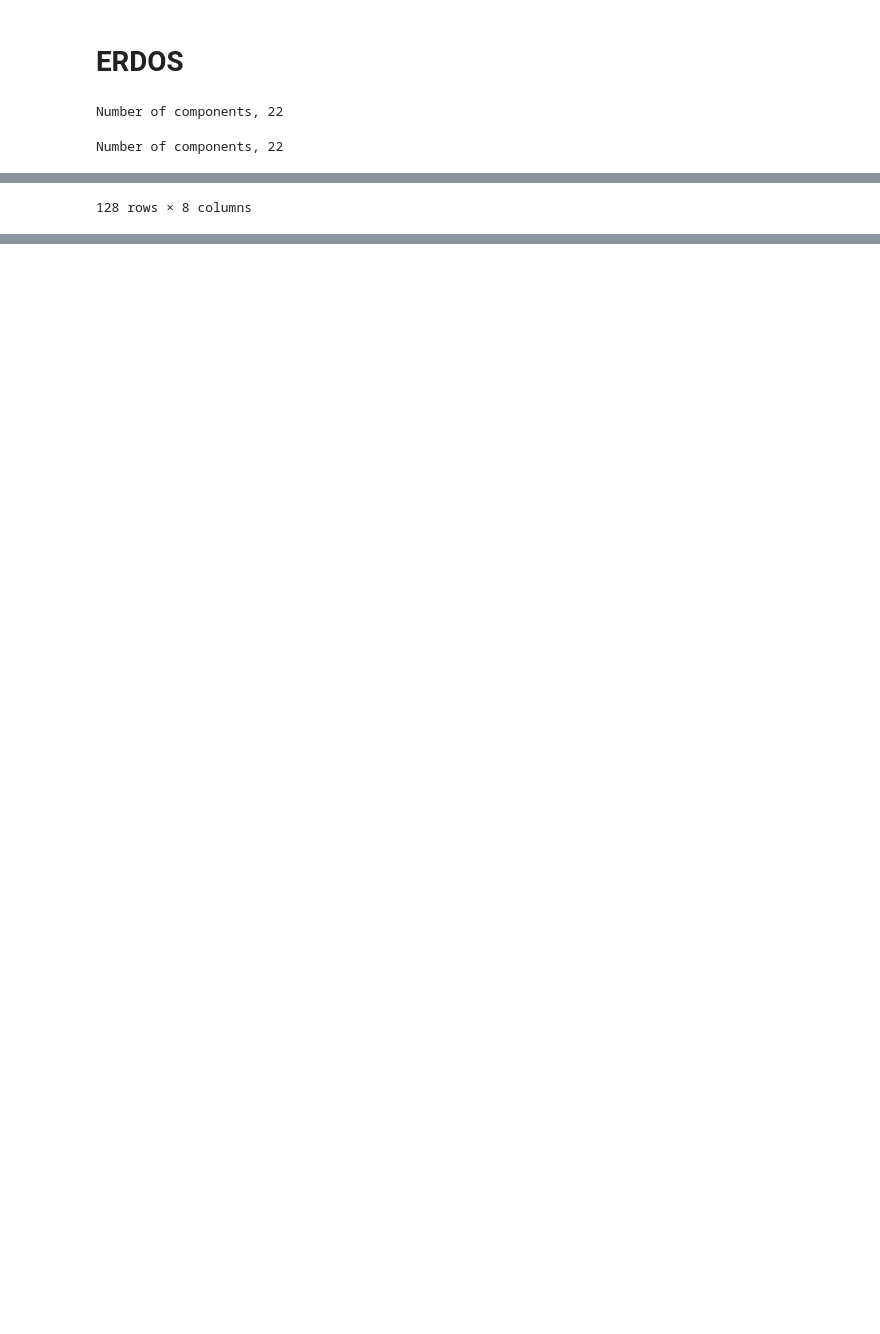
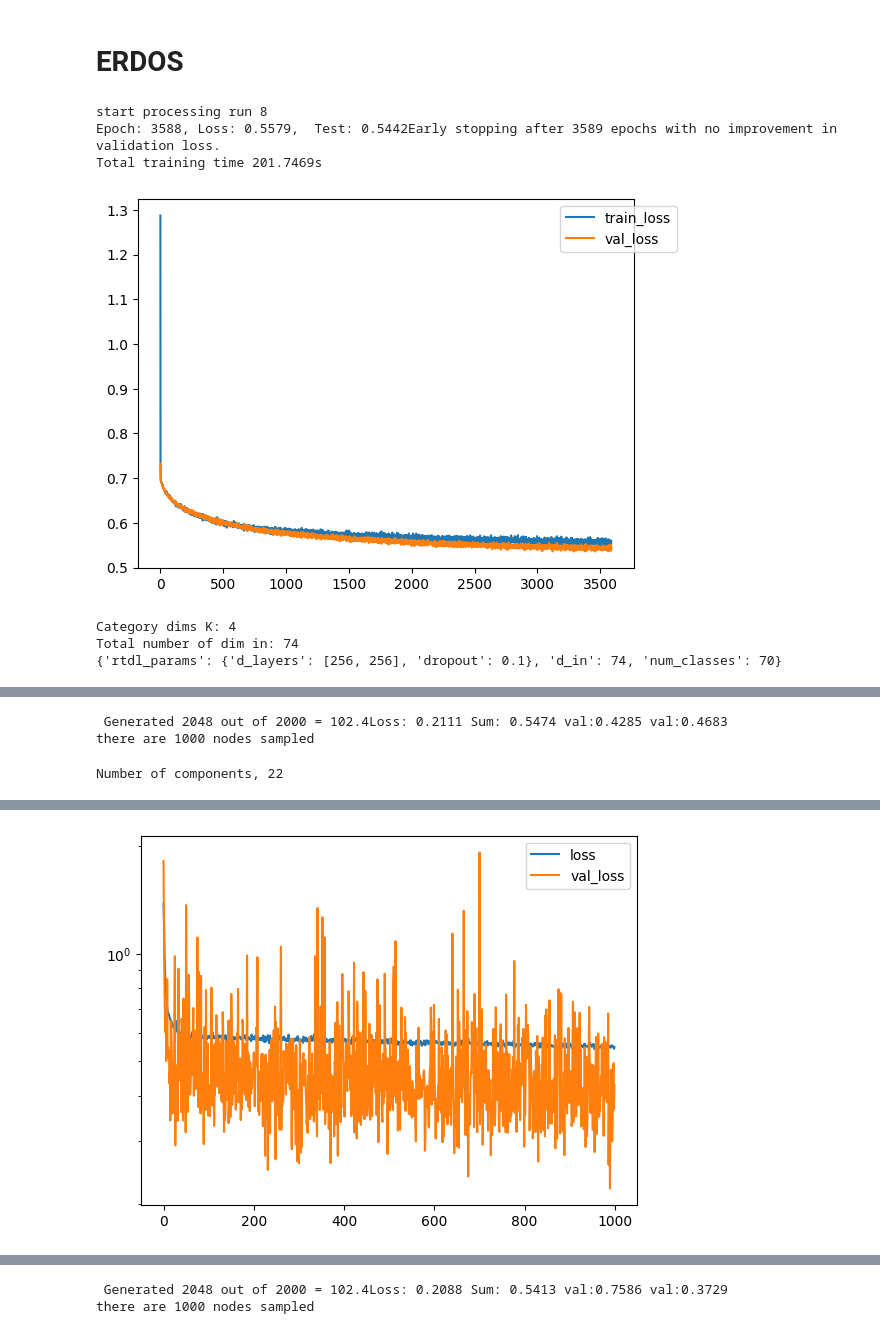
Before and after one commit to tonyPo/tigger_adj, a Jupyter notebook: experiments/run_experiment_no_target.ipynb, the cells around one changed output, grey strips where cells are left out. Saved outputs shown, nothing was run; the diff lists cells and outputs as text; code cells hidden in the pictures; blank space fills up the shorter version.

```diff
--- a/experiments/run_experiment_no_target.ipynb
+++ b/experiments/run_experiment_no_target.ipynb
@@ -53,9 +56,9 @@ def measure_performance(orchestrator, variant_name):
 def run_single_experiment(run_nr, folder):
     # create synthetic nodes and embedding
     orchestrator = Orchestrator(folder)
-    # orchestrator.create_graphsage_embedding()
-    # orchestrator.train_node_synthesizer()
-    # orchestrator.sample_node_synthesizer()
+    orchestrator.create_graphsage_embedding()
+    orchestrator.train_node_synthesizer()
+    orchestrator.sample_node_synthesizer()
 
     res = []
     for variant_name in ['LSTM', 'MLP', 'Bi-MLP']:
@@ -64,7 +67,7 @@ def run_single_experiment(run_nr, folder):
         orchestrator.init_graphsynthesizer(variant_name, seed=run_nr)
         orchestrator.train_graphsyntesizer()
         orchestrator.create_synthetic_walks(
-            synthesizer=orchestrator.graphsynthesizer2,
+            synthesizer=orchestrator.graphsynthesizer,
             target_cnt=target_cnt
         )
 
@@ -85,20 +88,53 @@ def run_single_experiment(run_nr, folder):
     res['run_tijd'] = datetime.now().strftime("%d-%m-%Y %H:%M:%S")
     return res[['name', 'type', 'metric', 'LSTM', 'MLP', 'Bi-MLP','run_id', 'run_tijd']]
 
+def  init_res_dataset(folder):
+    matching_files = glob.glob(folder + f"exp_results/no_labels/combined_raw_results_*")
+    if len(matching_files)> 0:
+        max_date = max([int(f.split(".")[0][-8:]) for f in matching_files])
+        res_path = f"{folder}exp_results/no_labels/combined_raw_results_{max_date}.parquet"
+        res = [pd.read_parquet(res_path)]
+        start_run = res[0]['run_id'].max() + 1
+    else:
+        res = []
+        start_run = 0
+    return start_run, res
+
 def run_experiment(folder, runs=10):
-    res = []
-    for run_nr in range(runs):
+    start_run, res = init_res_dataset(folder)
+    for run_nr in range(start_run, start_run + runs):
+        print(f"start processing run {run_nr}")
         res.append(run_single_experiment(run_nr, folder))
         total_df = pd.concat(res, axis=0)
         date_str = date.today().strftime("%Y%m%d")
         total_df.to_parquet(folder + f"exp_results/no_labels/combined_raw_results_{date_str}.parquet")
     return total_df
+
+def calculate_Stats(res):
+    node_attributes = res[res['type']=='node_attributes'].groupby('run_id').agg({'LSTM': 'mean', 'MLP': 'mean', 'Bi-MLP': 'mean', 'type': 'max'}).reset_index()
+    edge_attributes = res[res['type']=='edge_attributes'].groupby('run_id').agg({'LSTM': 'mean', 'MLP': 'mean', 'Bi-MLP': 'mean', 'type': 'max'}).reset_index()
+    dif_cluster_coef = res[res['name']=='dif_cluster_coef'][['name', 'LSTM', 'MLP', 'Bi-MLP', 'run_id'] ].rename(columns={'name': 'type'})
+    delta_widget = res[res['name']=='mean_delta_widget'][['name', 'LSTM', 'MLP', 'Bi-MLP', 'run_id'] ].rename(columns={'name': 'type'})
+    edge_cnt = (res[(res['type']=='edge_cnt') & (res['name']=='edge_count')].set_index('run_id')[['LSTM', 'MLP', 'Bi-MLP']] -
+                res[(res['type']=='edge_cnt') & (res['name']=='orig_edge_count')].set_index('run_id')[['LSTM', 'MLP', 'Bi-MLP']]
+    )
+    edge_cnt['type'] = "Delta_edge_count"
+    edge_cnt = edge_cnt.reset_index(names='run_id')
+    cluster_coef = res[res['name'].str.startswith('dif_')][['name', 'LSTM', 'MLP', 'Bi-MLP', 'run_id'] ].rename(columns={'name': 'type'})
+    sum_res = pd.concat([node_attributes, edge_attributes, dif_cluster_coef, delta_widget, edge_cnt, cluster_coef], axis=0)
+    sum_stat = sum_res.groupby('type').mean()
+    return sum_stat
 # %% [markdown]
 # ERDOS
 # %%
 #dataset folder and load orchestrator
 folder = "data/erdos/"
-res = run_experiment(folder, 2)
+res = run_experiment(folder, 3)
 # %% [output]
-Number of components, 22
+start processing run 8
+Epoch: 3588, Loss: 0.5579,  Test: 0.5442Early stopping after 3589 epochs with no improvement in validation loss.
+Total training time 201.7469s
+[figure, added]
-Number of components, 22
+Category dims K: 4
+Total number of dim in: 74
+{'rtdl_params': {'d_layers': [256, 256], 'dropout': 0.1}, 'd_in': 74, 'num_classes': 70}
@@ -117 +141,3 @@ Number of components, 22
-128 rows × 8 columns
+ Generated 2048 out of 2000 = 102.4Loss: 0.2111 Sum: 0.5474 val:0.4285 val:0.4683
+there are 1000 nodes sampled
+Number of components, 22
@@ -117,0 +145 @@ Number of components, 22
+[figure, added]
@@ -117,0 +154,2 @@ Number of components, 22
+ Generated 2048 out of 2000 = 102.4Loss: 0.2088 Sum: 0.5413 val:0.7586 val:0.3729
+there are 1000 nodes sampled
```
Also changed, not shown: parts of 5 cells of this notebook, 29 other files.
